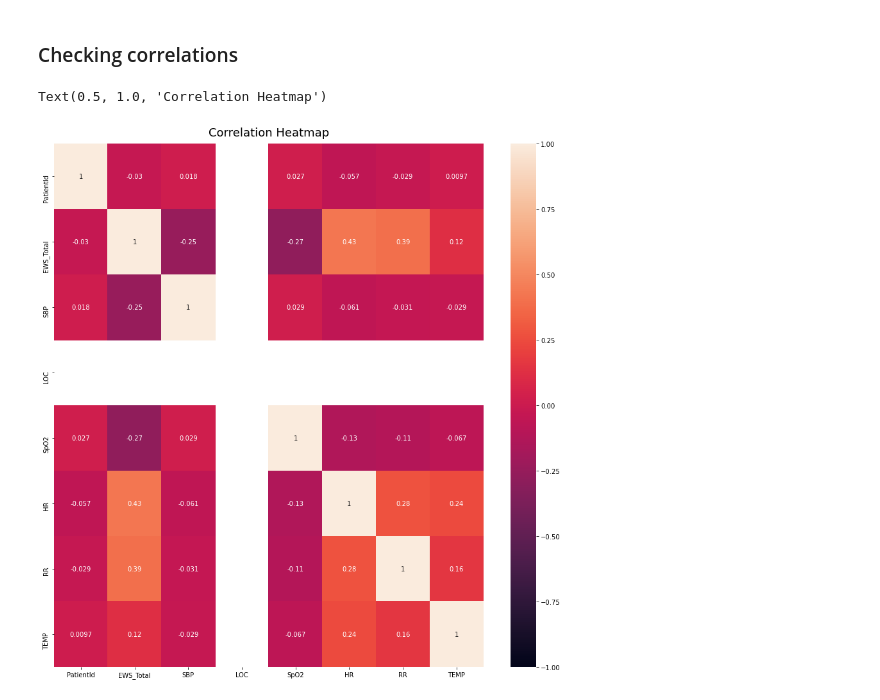
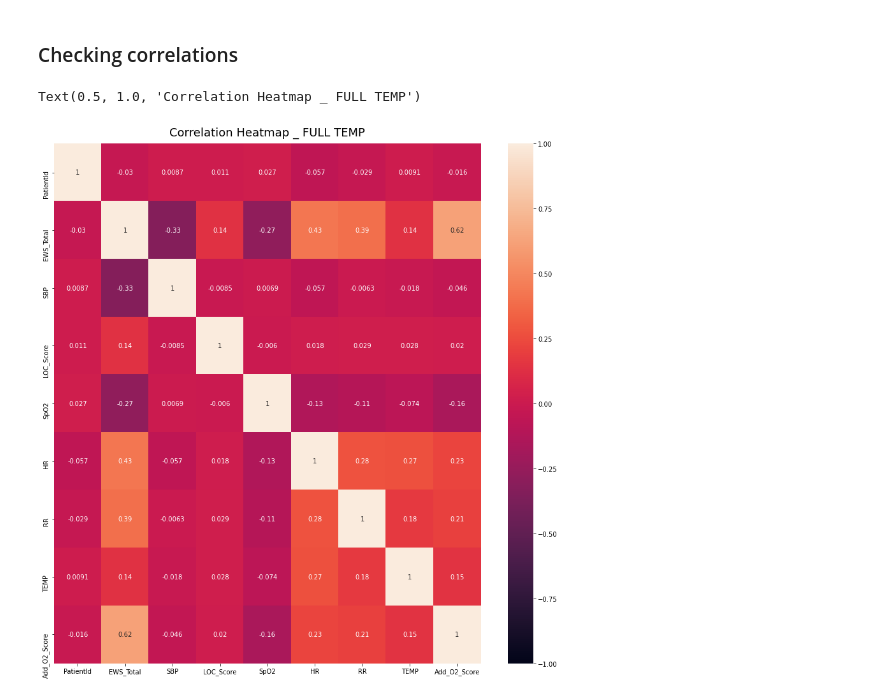
Before and after one commit to kustex/arinti_ews_usecase, a Jupyter notebook: arinti_EWS_notebook.ipynb, the cells around one changed output. Cells and saved outputs as stored; diff of their text form; code cells hidden in the pictures.

```diff
--- a/arinti_EWS_notebook.ipynb
+++ b/arinti_EWS_notebook.ipynb
@@ -38,9 +69,2 @@ df = df.fillna(0)
-# %%
-df['ObservationDate'] = df['ObservationDate'] = pd.to_datetime(df['ObservationDate'])
-df['Year'] = pd.DatetimeIndex(df['ObservationDate']).year
-df['Month'] = pd.DatetimeIndex(df['ObservationDate']).month
-df['Day'] = pd.DatetimeIndex(df['ObservationDate']).day
-df['Time'] = pd.DatetimeIndex(df['ObservationDate']).time
-df = df.drop(['EwsProcedure', 'ObservationDate'], axis=1)
 # %%
 patient_value_counts = df.PatientId.value_counts().sort_values(ascending=False)
@@ -82,14 +97,20 @@ print(df.TEMP.min())
 # %%
-#Saving outliers with low temperature to 'outliers_temp' and the rest to 'df'
-normal_temp = df[df['TEMP'].between(36, 38)]
-outliers_temp = df[df['TEMP'].between(36, 38)]
-outliers_temp_patients_counts = outliers_temp['PatientId'].value_counts().sort_values(ascending=False)
-outliers_temp_counts = outliers_temp['TEMP'].value_counts().sort_values(ascending=False) #ID maybe more than once per temperature
+df = df[df['TEMP'].between(30, 45)]
+df_normal_temp = df[df['TEMP'].between(36, 38)]
 
-print(outliers_temp_patients_counts)
-print(outliers_temp_counts)
-print(outliers_temp[['PatientId','TEMP']])
+df_abnormal_temp_above = df[df['TEMP'] > 38]
+df_abnormal_temp_below = df[df['TEMP'] < 36]
+df_abnormal_temp = pd.concat([df_abnormal_temp_above,df_abnormal_temp_below])
 
-df_normal_temp = df[~(df['TEMP'] <= 35.5)]
+df_abnormal_temp_counts = df_abnormal_temp['PatientId'].value_counts().sort_values(ascending=False)
+df_abnormal_counts = df_abnormal_temp['TEMP'].value_counts().sort_values(ascending=False) #ID maybe more than once per temperature
+
+# print(df_abnormal_temp_counts)
+# print(df_abnormal_counts)
+# print(df_abnormal_temp[['PatientId','TEMP']])
+# print(df_normal_temp['TEMP'].min())
 
 #write algo that tests if correlations go higher if we exclude or include people with higher or lower temperature
+
+# print(df_abnormal_temp_above['TEMP'].min())
+# print(df_abnormal_temp_below['TEMP'].max())
@@ -115,15 +200,12 @@ Name: PatientId, Length: 9841, dtype: int64
 ### Checking correlations
 # %%
 from scipy.stats.stats import pearsonr
-import seaborn as sns
-import matplotlib.pyplot as plt
 
-df_ex_scores = df[['PatientId','EWS_Total','SBP','LOC','SpO2','HR','RR','TEMP']]
-
+df_ex_scores = df[['PatientId','EWS_Total','SBP','LOC_Score','SpO2','HR','RR','TEMP', 'Add_O2_Score']]
 
 plt.figure(figsize=(15, 15))
 heatmap = sns.heatmap(df_ex_scores.corr(), vmin=-1, vmax=1, annot=True)
-heatmap.set_title('Correlation Heatmap', fontdict={'fontsize':18}, pad=12)
+heatmap.set_title('Correlation Heatmap _ FULL TEMP', fontdict={'fontsize':18}, pad=12)
 # %% [output]
-Text(0.5, 1.0, 'Correlation Heatmap')
+Text(0.5, 1.0, 'Correlation Heatmap _ FULL TEMP')
-[figure, old version]
+[figure, new version]
```
Also changed, not shown: parts of 13 cells of this notebook.
